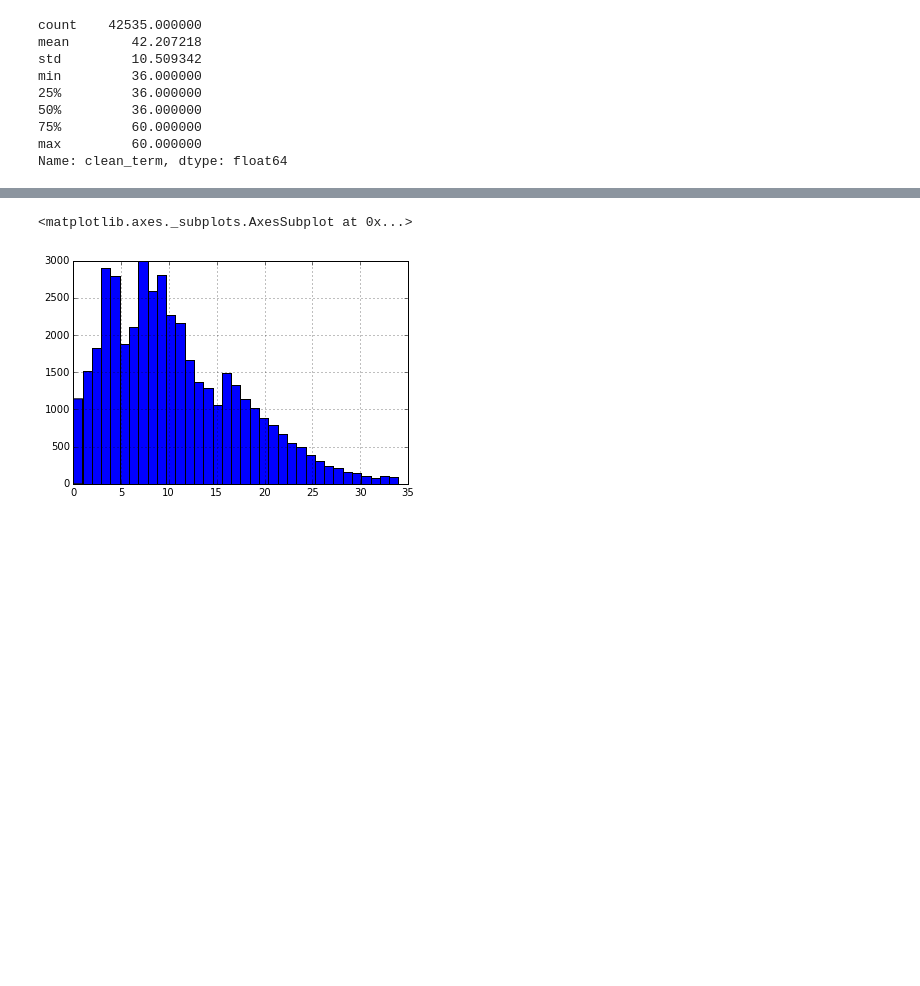
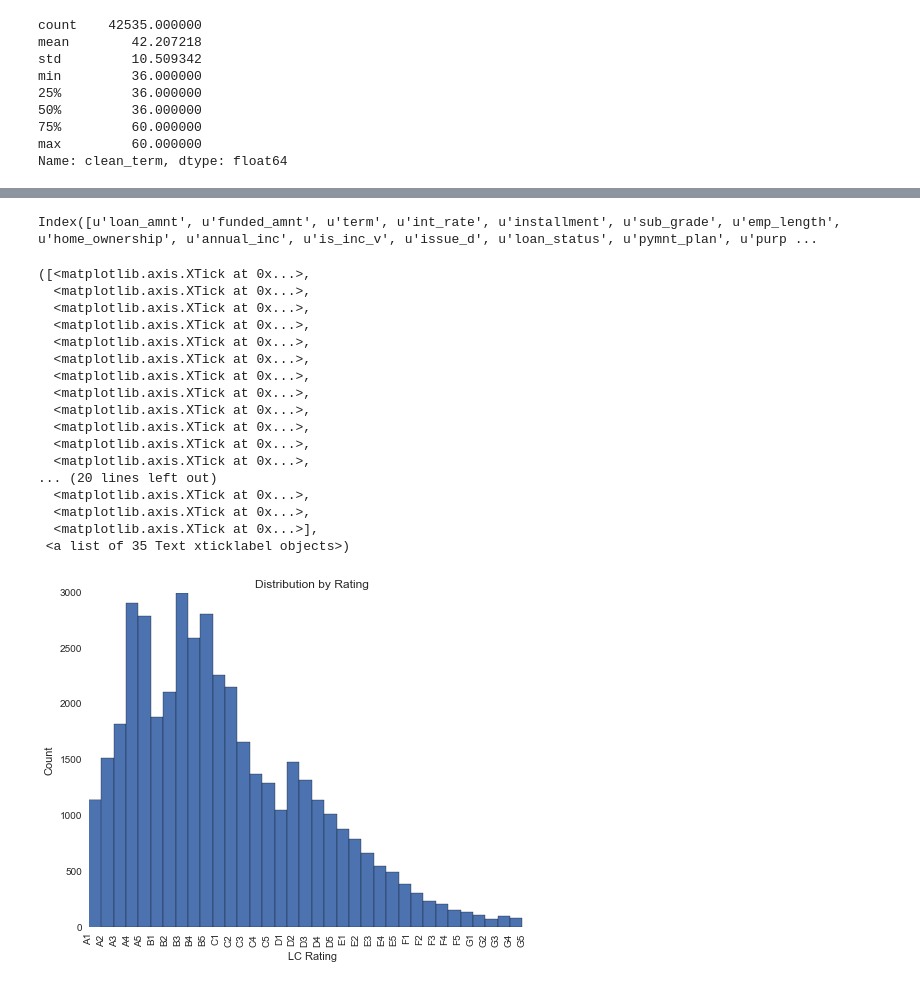
Before and after one commit to williamsnichols/DAT_20_Students, a Jupyter notebook: gblasius/Project/Project1_GPB.ipynb, the cells around one changed output, grey strips where cells are left out. Saved outputs shown, nothing was run; the diff lists cells and outputs as text; code cells hidden in the pictures; blank space fills up the shorter version.

```diff
--- a/gblasius/Project/Project1_GPB.ipynb
+++ b/gblasius/Project/Project1_GPB.ipynb
@@ -122,21 +126,53 @@ lcd['clean_rates'].hist(bins=20)
+# %%
+lcd.columns
+# %% [output]
+Index([u'loan_amnt', u'funded_amnt', u'term', u'int_rate', u'installment', u'sub_grade', u'emp_length', u'home_ownership', u'annual_inc', u'is_inc_v', u'issue_d', u'loan_status', u'pymnt_plan', u'purp ...
 # %%
 # print lcd['sub_grade'].unique()
 #['B2' 'C4' 'C5' 'C1' 'B5' 'A4' 'E1' 'F2' 'C3' 'B1' 'D1' 'A1' 'B3' 'B4' 'C2'
 # 'D2' 'A3' 'A5' 'D5' 'A2' 'E4' 'D3' 'D4' 'F3' 'E3' 'F4' 'F1' 'E5' 'G4' 'E2'
 # 'G3' 'G2' 'G1' 'F5' 'G5']
 
 lcd['sub_grade_int']=lcd['sub_grade'].map({'A1':0,'A2':1,'A3':2,'A4':3,'A5':4,
                                            'B1':5,'B2':6,'B3':7,'B4':8,'B5':9,
                                            'C1':10,'C2':11,'C3':12,'C4':13,'C5':14,
                                            'D1':15,'D2':16,'D3':17,'D4':18,'D5':19,
                                            'E1':20,'E2':21,'E3':22,'E4':23,'E5':24,
                                            'F1':25,'F2':26,'F3':27,'F4':28,'F5':29,
                                            'G1':30,'G2':31,'G3':32,'G4':33,'G5':34})
 
+plt.figure(figsize=(8, 6),dpi=80, facecolor='w', edgecolor='k')
 lcd['sub_grade_int'].hist(bins=35)
+
+plt.xlabel('LC Rating')
+plt.ylabel('Count')
+plt.title('Distribution by Rating')
+X_Axis_Labels = ('A1','A2','A3','A4','A5','B1','B2','B3','B4','B5',
+                 'C1','C2','C3','C4','C5','D1','D2','D3','D4','D5',
+                 'E1','E2','E3','E4','E5','F1','F2','F3','F4','F5',
+                 'G1','G2','G3','G4','G5')
+x_axis = np.arange(len(X_Axis_Labels))
+
+plt.xticks(x_axis,X_Axis_Labels,rotation=90)
 # %% [output]
-<matplotlib.axes._subplots.AxesSubplot at 0x...>
+([<matplotlib.axis.XTick at 0x...>,
+  <matplotlib.axis.XTick at 0x...>,
+  <matplotlib.axis.XTick at 0x...>,
+  <matplotlib.axis.XTick at 0x...>,
+  <matplotlib.axis.XTick at 0x...>,
+  <matplotlib.axis.XTick at 0x...>,
+  <matplotlib.axis.XTick at 0x...>,
+  <matplotlib.axis.XTick at 0x...>,
+  <matplotlib.axis.XTick at 0x...>,
+  <matplotlib.axis.XTick at 0x...>,
+  <matplotlib.axis.XTick at 0x...>,
+  <matplotlib.axis.XTick at 0x...>,
+... (20 lines left out)
+  <matplotlib.axis.XTick at 0x...>,
+  <matplotlib.axis.XTick at 0x...>,
+  <matplotlib.axis.XTick at 0x...>],
+ <a list of 35 Text xticklabel objects>)
-[figure, old version]
+[figure, new version]
 # %%
 # print lcd['home_ownership'].unique()
 # ['RENT' 'OWN' 'MORTGAGE' 'OTHER' 'NONE']
```
Also changed, not shown: parts of 11 cells of this notebook.
